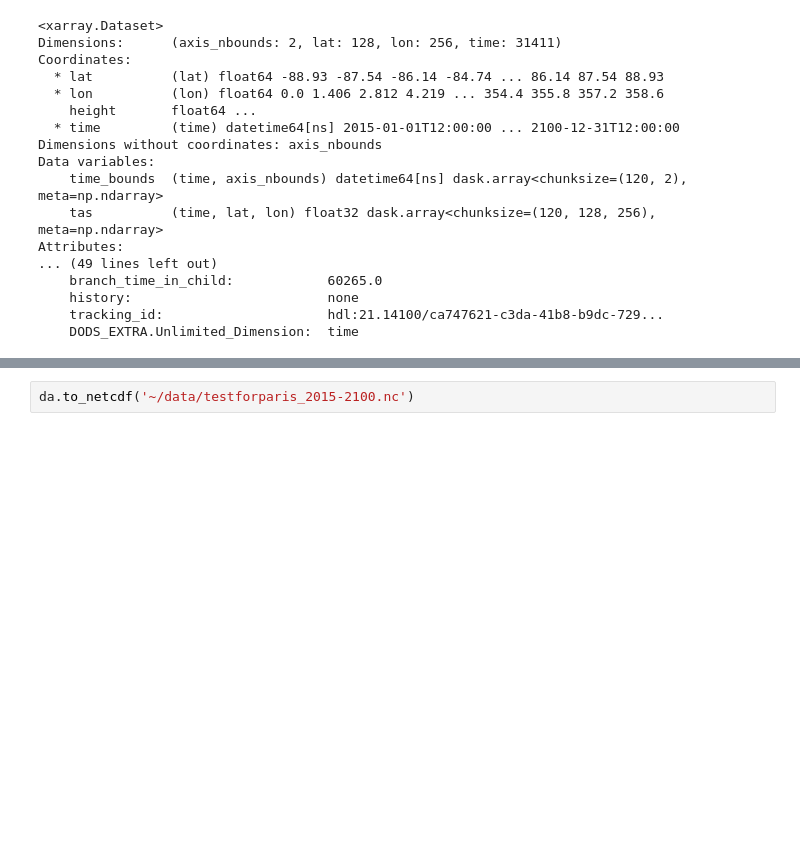
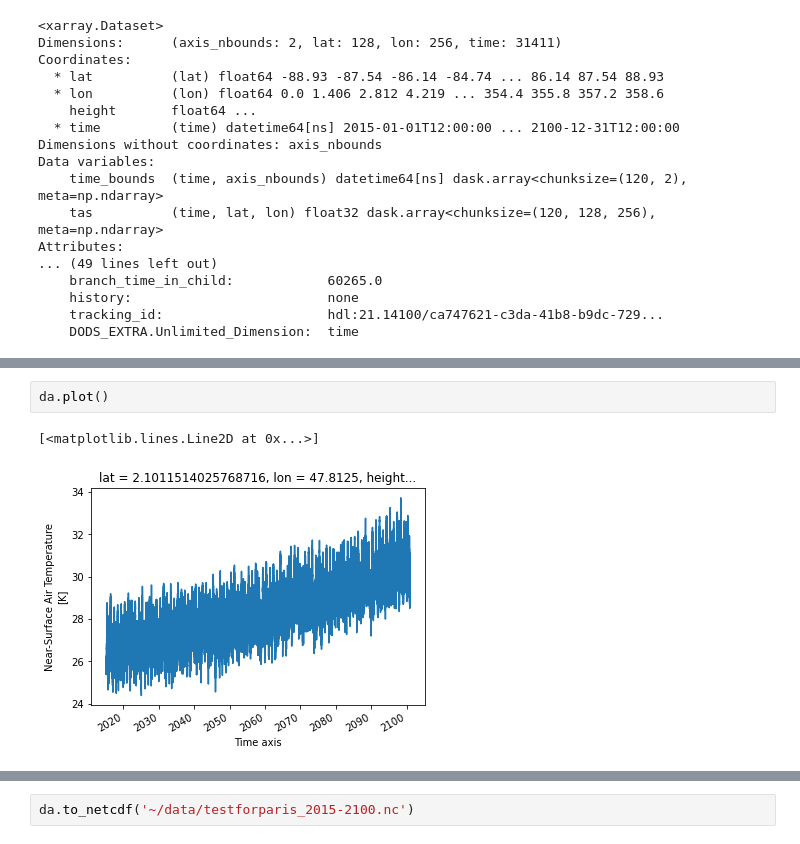
Before and after one commit to nilshempelmann/climdatatutorial, a Jupyter notebook: docs/source/notebooks/ClimateDataAccess.ipynb, the cells around one changed output, grey strips where cells are left out. Saved outputs shown, nothing was run; the diff lists cells and outputs as text; blank space fills up the shorter version.

```diff
--- a/docs/source/notebooks/ClimateDataAccess.ipynb
+++ b/docs/source/notebooks/ClimateDataAccess.ipynb
@@ -125,3 +140,8 @@ da.plot()
+# %%
+da.plot()
+# %% [output]
+[<matplotlib.lines.Line2D at 0x...>]
+[figure, added]
 # %%
 # to explore the data according to the choosen query:
 da
```
Also changed, not shown: parts of 9 cells of this notebook, 1 other file.
